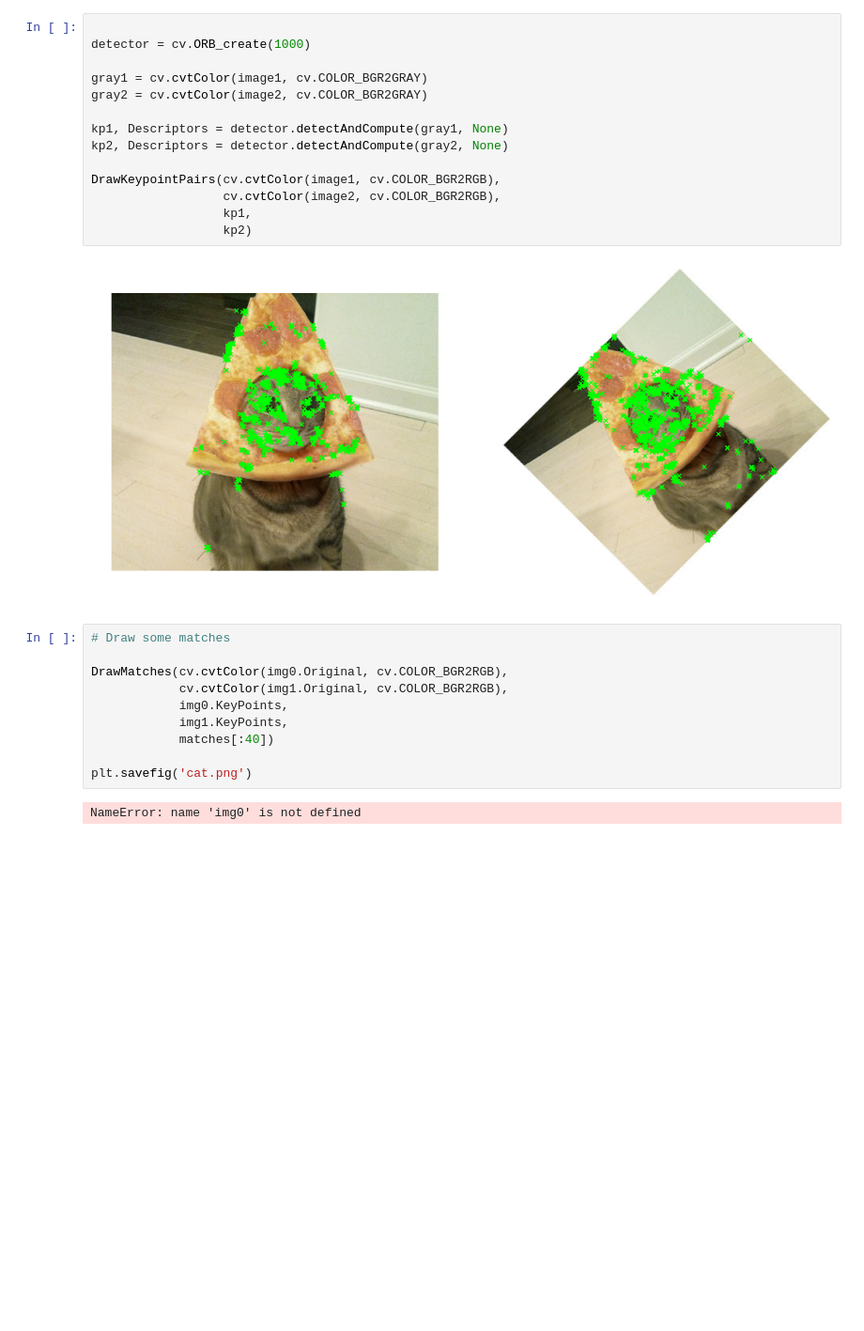
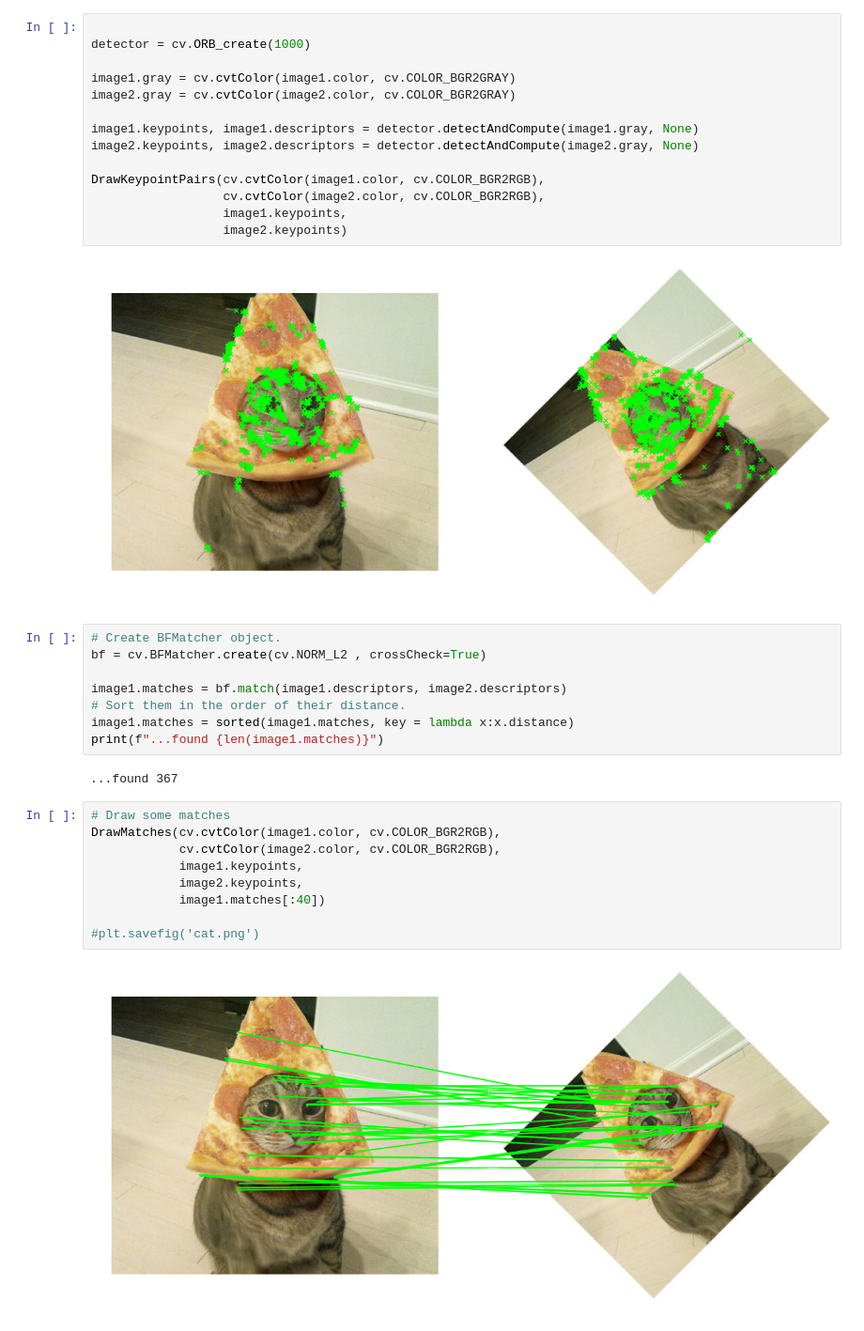
Before and after one commit to mebuie/Jupyter, a Jupyter notebook: OpenCV/Feature Matching.ipynb, the cells around one changed output. Shown at 94% size. Drawn from its saved outputs; the diff is of its cells as text; blank space fills up the shorter version.

Commit message:
Change to Image object

```diff
--- a/OpenCV/Feature Matching.ipynb
+++ b/OpenCV/Feature Matching.ipynb
@@ -117,27 +127,36 @@ DrawImagePairs(
 
 detector = cv.ORB_create(1000)
 
-gray1 = cv.cvtColor(image1, cv.COLOR_BGR2GRAY)
-gray2 = cv.cvtColor(image2, cv.COLOR_BGR2GRAY)
+image1.gray = cv.cvtColor(image1.color, cv.COLOR_BGR2GRAY)
+image2.gray = cv.cvtColor(image2.color, cv.COLOR_BGR2GRAY)
 
-kp1, Descriptors = detector.detectAndCompute(gray1, None)
-kp2, Descriptors = detector.detectAndCompute(gray2, None)
+image1.keypoints, image1.descriptors = detector.detectAndCompute(image1.gray, None)
+image2.keypoints, image2.descriptors = detector.detectAndCompute(image2.gray, None)
 
-DrawKeypointPairs(cv.cvtColor(image1, cv.COLOR_BGR2RGB),
-                  cv.cvtColor(image2, cv.COLOR_BGR2RGB),
-                  kp1,
-                  kp2)
+DrawKeypointPairs(cv.cvtColor(image1.color, cv.COLOR_BGR2RGB),
+                  cv.cvtColor(image2.color, cv.COLOR_BGR2RGB),
+                  image1.keypoints,
+                  image2.keypoints)
 # %% [output]
 [figure]
+# %%
+# Create BFMatcher object.
+bf = cv.BFMatcher.create(cv.NORM_L2 , crossCheck=True)
+
+image1.matches = bf.match(image1.descriptors, image2.descriptors)
+# Sort them in the order of their distance.
+image1.matches = sorted(image1.matches, key = lambda x:x.distance)
+print(f"...found {len(image1.matches)}")
+# %% [output]
+...found 367
 # %%
 # Draw some matches
+DrawMatches(cv.cvtColor(image1.color, cv.COLOR_BGR2RGB),
+            cv.cvtColor(image2.color, cv.COLOR_BGR2RGB),
+            image1.keypoints,
+            image2.keypoints,
+            image1.matches[:40])
 
-DrawMatches(cv.cvtColor(img0.Original, cv.COLOR_BGR2RGB),
-            cv.cvtColor(img1.Original, cv.COLOR_BGR2RGB),
-            img0.KeyPoints,
-            img1.KeyPoints,
-            matches[:40])
-
-plt.savefig('cat.png')
+#plt.savefig('cat.png')
 # %% [output]
-NameError: name 'img0' is not defined
+[figure, added]
```
Also changed, not shown: parts of 2 cells of this notebook.
